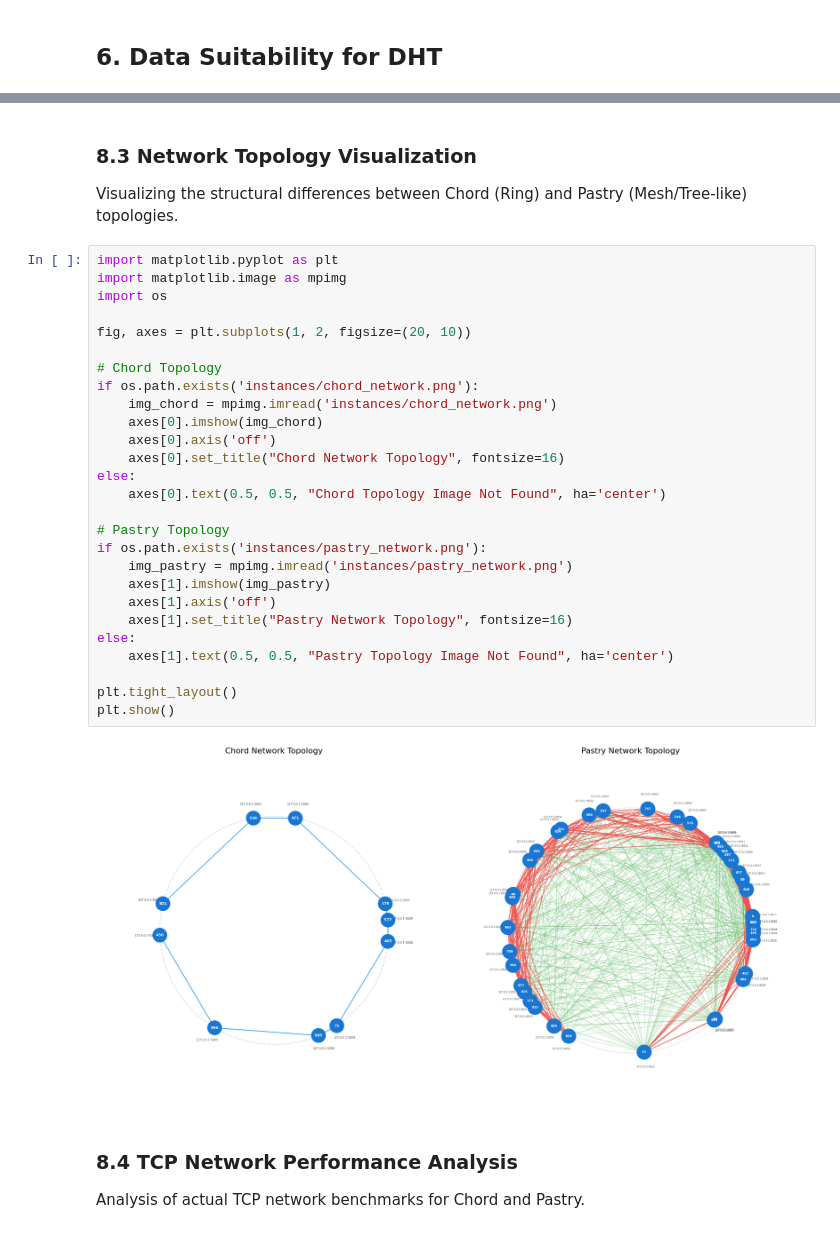
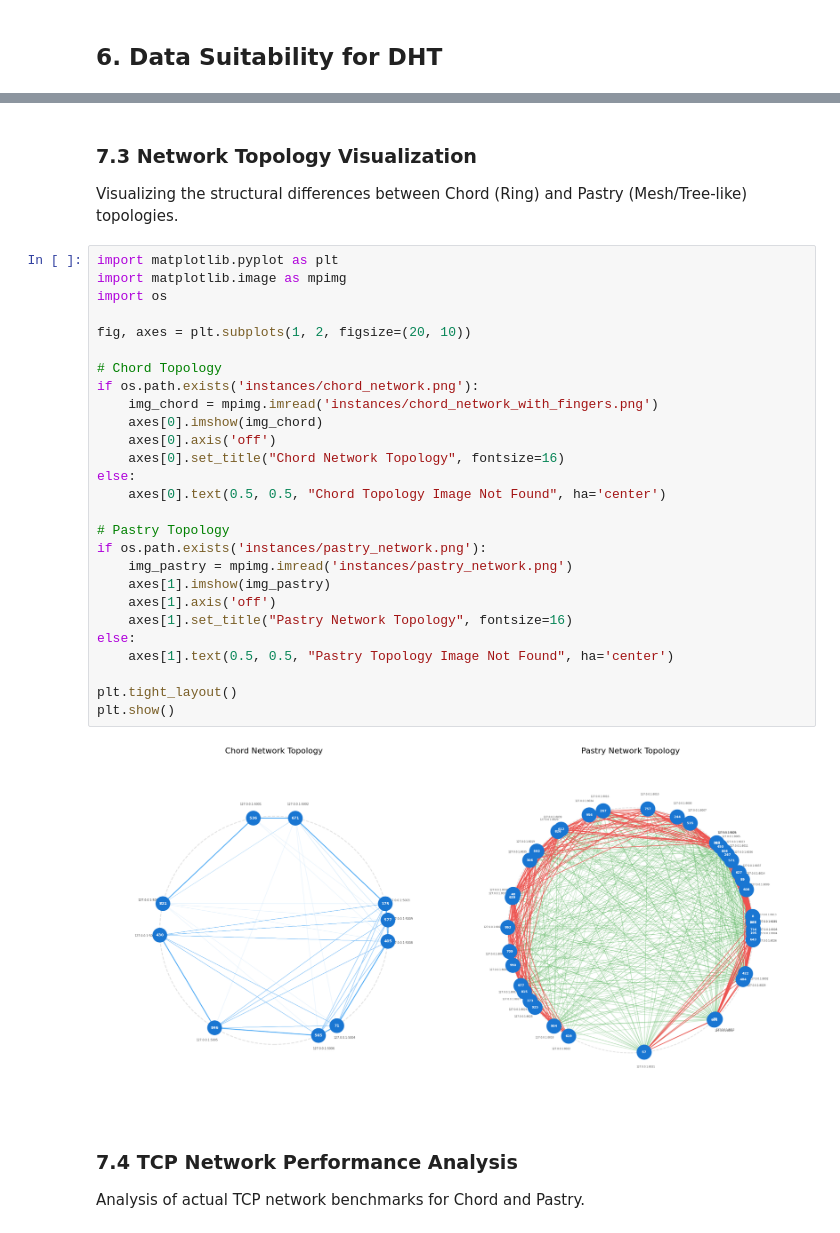
Before and after one commit to AggelosVer/Texnologies-Apokentrwmenwn-Dedomenwn, a Jupyter notebook: analysis_notebook.ipynb, the cells around one changed output, grey strips where cells are left out. Drawn from its saved outputs; the diff is of its cells as text.

```diff
--- a/analysis_notebook.ipynb
+++ b/analysis_notebook.ipynb
@@ -487,39 +387,39 @@ plt.show()
 # %% [output]
 [figure]
 # %% [markdown]
-### 8.3 Network Topology Visualization
+### 7.3 Network Topology Visualization
 Visualizing the structural differences between Chord (Ring) and Pastry (Mesh/Tree-like) topologies.
 # %%
 import matplotlib.pyplot as plt
 import matplotlib.image as mpimg
 import os
 
 fig, axes = plt.subplots(1, 2, figsize=(20, 10))
 
 # Chord Topology
 if os.path.exists('instances/chord_network.png'):
-    img_chord = mpimg.imread('instances/chord_network.png')
+    img_chord = mpimg.imread('instances/chord_network_with_fingers.png')
     axes[0].imshow(img_chord)
     axes[0].axis('off')
     axes[0].set_title("Chord Network Topology", fontsize=16)
 else:
     axes[0].text(0.5, 0.5, "Chord Topology Image Not Found", ha='center')
 
 # Pastry Topology
 if os.path.exists('instances/pastry_network.png'):
     img_pastry = mpimg.imread('instances/pastry_network.png')
     axes[1].imshow(img_pastry)
     axes[1].axis('off')
     axes[1].set_title("Pastry Network Topology", fontsize=16)
 else:
     axes[1].text(0.5, 0.5, "Pastry Topology Image Not Found", ha='center')
 
 plt.tight_layout()
 plt.show()
 # %% [output]
-[figure, old version]
+[figure, new version]
 # %% [markdown]
-### 8.4 TCP Network Performance Analysis
+### 7.4 TCP Network Performance Analysis
 Analysis of actual TCP network benchmarks for Chord and Pastry.
 # %%
 import json
```
Also changed, not shown: parts of 25 cells of this notebook.
